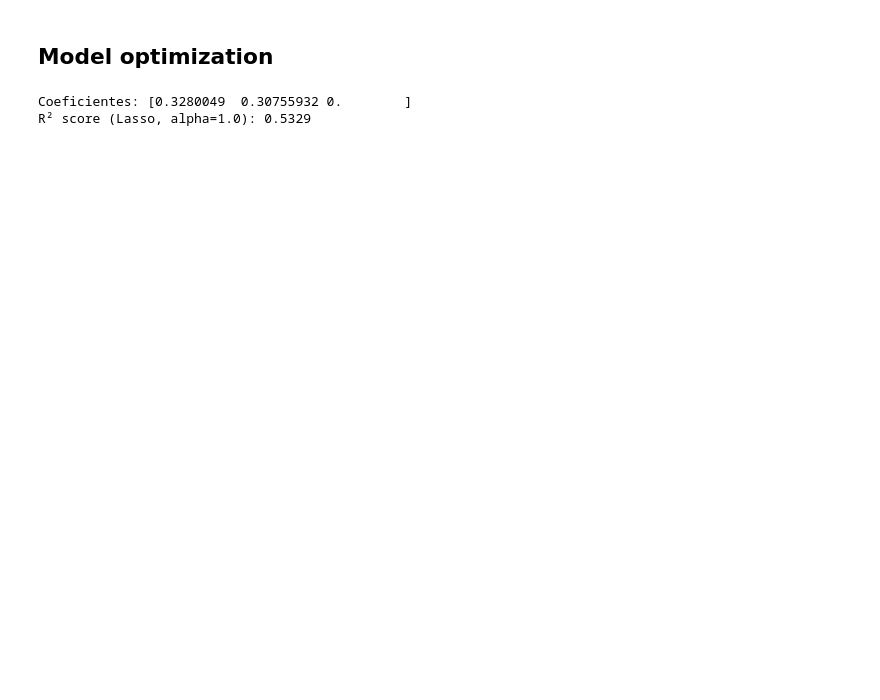
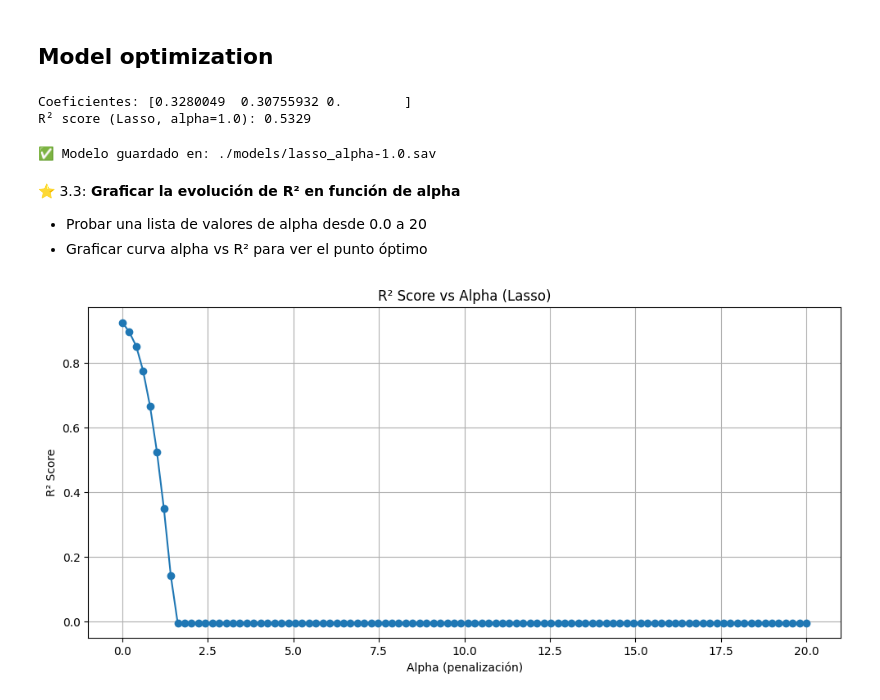
Before and after one commit to mvlarra/Project_ML_Linear_Regression_regularized_VL, a Jupyter notebook: Project_ML_Linear_Regresion_Regularized_VL.ipynb, the cells around one changed output. Drawn from its saved outputs; the diff is of its cells as text; code cells hidden in the pictures; blank space fills up the shorter version.

```diff
--- a/Project_ML_Linear_Regresion_Regularized_VL.ipynb
+++ b/Project_ML_Linear_Regresion_Regularized_VL.ipynb
@@ -1220,0 +1211,66 @@ dump(lasso_model, open("../models/lasso_alpha-1.0.sav", "wb"))
+# %%
+# ==============================================================
+# 💾 GUARDAR MODELO LASSO ENTRENADO CON ALPHA = 1.0
+# ==============================================================
+
+from pickle import dump
+import os
+
+# 1️⃣ CREAMOS LA CARPETA DE MODELOS SI NO EXISTE
+# --------------------------------------------------------------
+os.makedirs("./models", exist_ok=True)
+
+
+# 2️⃣ GUARDAMOS EL MODELO COMO ARCHIVO .sav
+# --------------------------------------------------------------
+# Usamos pickle para guardar el modelo ya entrenado en formato binario
+# Esto permite cargarlo luego sin tener que volver a entrenarlo
+dump(lasso_model, open("./models/lasso_alpha-1.0.sav", "wb"))
+
+print("✅ Modelo guardado en: ./models/lasso_alpha-1.0.sav")
+# %% [output]
+✅ Modelo guardado en: ./models/lasso_alpha-1.0.sav
+# %% [markdown]
+⭐ 3.3: **Graficar la evolución de R² en función de alpha**
+* Probar una lista de valores de alpha desde 0.0 a 20
+* Graficar curva alpha vs R² para ver el punto óptimo
+# %%
+# ==============================================================
+# COMPARACIÓN DE RENDIMIENTO SEGÚN VALOR DE ALPHA (LASSO)
+# ==============================================================
+
+from sklearn.linear_model import Lasso
+import matplotlib.pyplot as plt
+import numpy as np
+
+# --------------------------------------------------------------
+# DEFINIR RANGO DE ALPHAS (de casi 0 hasta 20)
+# --------------------------------------------------------------
+# No usamos alpha = 0 porque Lasso no lo permite (equivaldría a LinearRegression)
+# En su lugar usamos 0.0001 como valor mínimo, hasta llegar a 20 como máximo.
+# Generamos 100 valores uniformemente espaciados entre 0.0001 y 20
+alphas = np.linspace(0.0001, 20, 100)
+r2_scores = []
+
+# --------------------------------------------------------------
+# ENTRENAR MODELO PARA CADA VALOR DE ALPHA
+# --------------------------------------------------------------
+# Calculamos el R² de cada modelo Lasso usando los datos de test
+for alpha in alphas:
+    model = Lasso(alpha=alpha)
+    model.fit(X_train, y_train)
+    r2_scores.append(model.score(X_test, y_test))
+
+# --------------------------------------------------------------
+# GRAFICAR LA CURVA R² EN FUNCIÓN DE ALPHA
+# --------------------------------------------------------------
+plt.figure(figsize=(10, 5))
+plt.plot(alphas, r2_scores, marker='o')
+plt.title("R² Score vs Alpha (Lasso)")
+plt.xlabel("Alpha (penalización)")
+plt.ylabel("R² Score")
+plt.grid(True)
+plt.tight_layout()
+plt.show()
+# %% [output]
+[figure, added]
```
Also changed, not shown: parts of 3 cells of this notebook, 2 other files.
